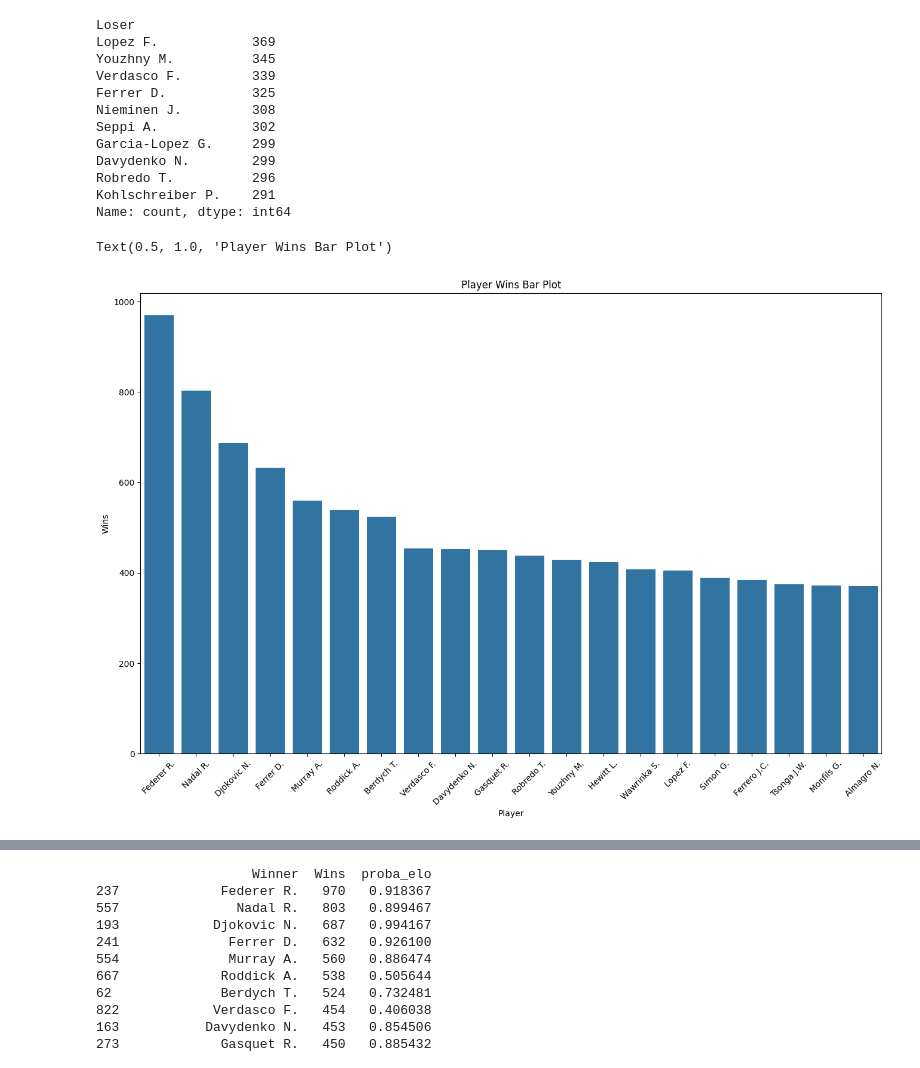
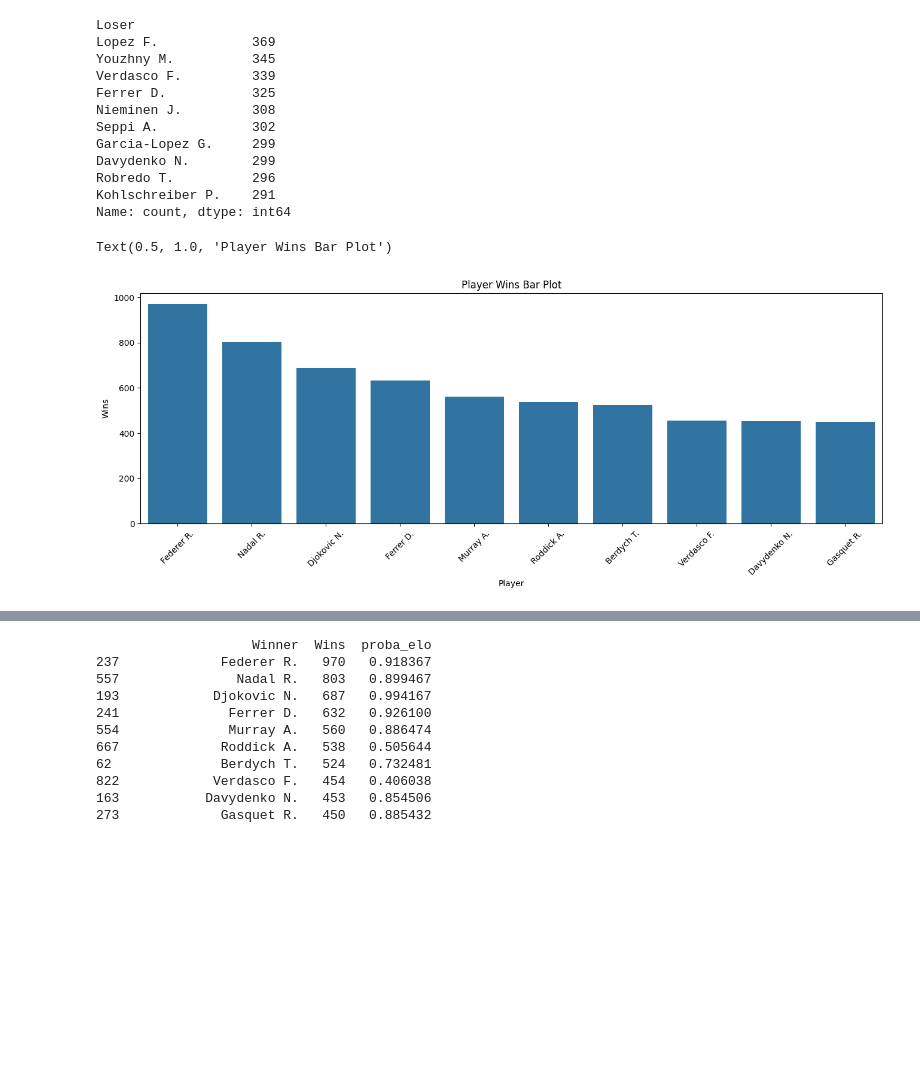
Before and after one commit to sprogl/sporting-bet-prediction, a Jupyter notebook: ATP_first_notebook.ipynb, the cells around one changed output, grey strips where cells are left out. Drawn from its saved outputs; the diff is of its cells as text; code cells hidden in the pictures; blank space fills up the shorter version.

```diff
--- a/ATP_first_notebook.ipynb
+++ b/ATP_first_notebook.ipynb
@@ -7,8 +7,10 @@ df_conf = pd.read_csv("archive/confidence_data.csv")
 df_atp["ATP"].min()
 pd.set_option('display.max_rows', None)
 pd.set_option('display.max_columns', None)
+
+df_atp["Date"] = pd.to_datetime(df_atp["Date"])
 # %%
-df = df_atp.sort_values("elo_winner", ascending = False)
-df.head(10)
+df_atp.sort_values("proba_elo", inplace=True)
+df_atp.head(10)
 # %% [output]
 |  | ATP | Location | Tournament | Date | Series | Court | Surface | Round | Best of | Winner | Loser | ... |
@@ -152,10 +93,10 @@ print(f"Total number of players apearing in the dataset: {num_unique_players}")
 # %% [output]
 Total number of players apearing in the dataset: 1402
 # %%
-wins_count = df['Winner'].value_counts()
+win_count = df_atp['Winner'].value_counts()
 
-# Display the count of wins for each player
-wins_count.head(10)
+# Count of wins for top 10 players with the most wins
+win_count.head(10)
 # %% [output]
 Winner
 Federer R.      970
@@ -188,16 +129,16 @@ Robredo T.          296
 Kohlschreiber P.    291
 Name: count, dtype: int64
 # %%
-plt.figure(figsize=(16, 10))
+top_n = 10
+
+plt.figure(figsize=(16, 5))
+sns.barplot(x=win_count.iloc[:top_n].index, y=win_count.iloc[:top_n].values)
+
 plt.xticks(rotation=45)
-sns.barplot(x=wins_count.iloc[:20].index, y=wins_count.iloc[:20].values)
 plt.xlabel("Player")
 plt.ylabel("Wins")
 plt.title("Player Wins Bar Plot")
-
-
-#sns.histplot(psw_values, kde=True, color='green')
 # %% [output]
 Text(0.5, 1.0, 'Player Wins Bar Plot')
-[figure, old version]
+[figure, new version]
 # %%
```
Also changed, not shown: parts of 18 cells of this notebook, 1 other file.
